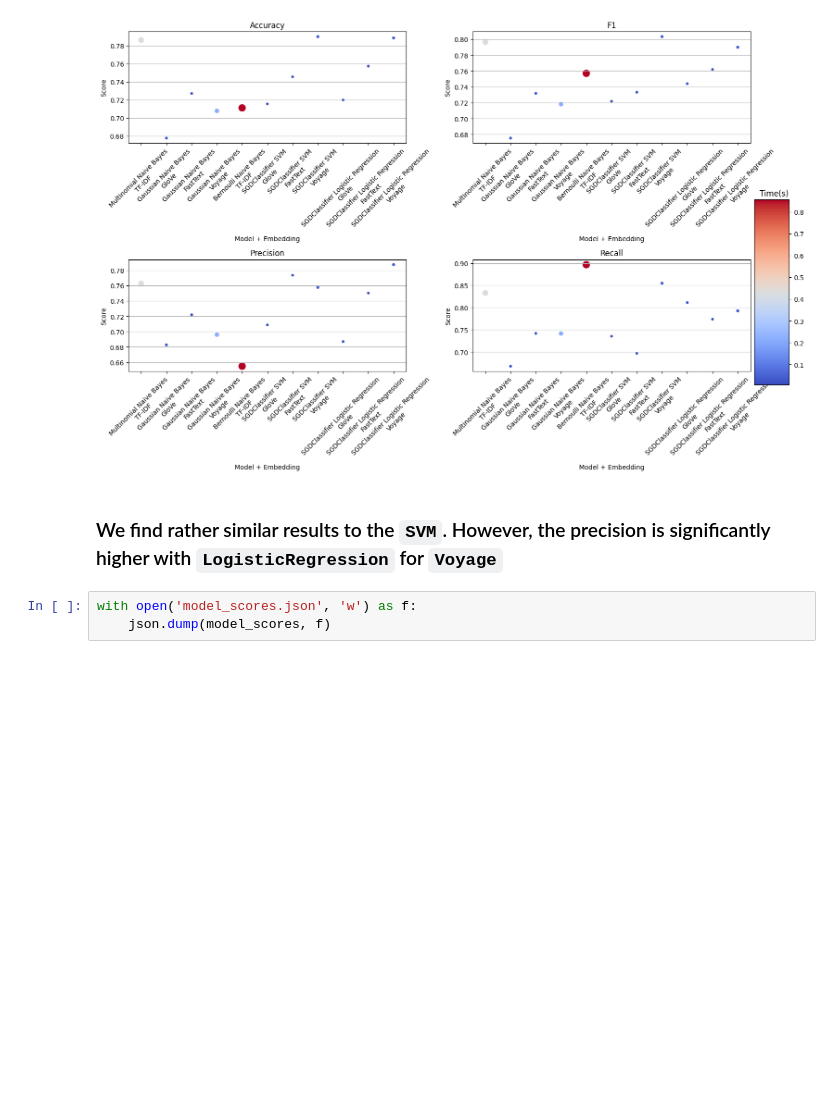
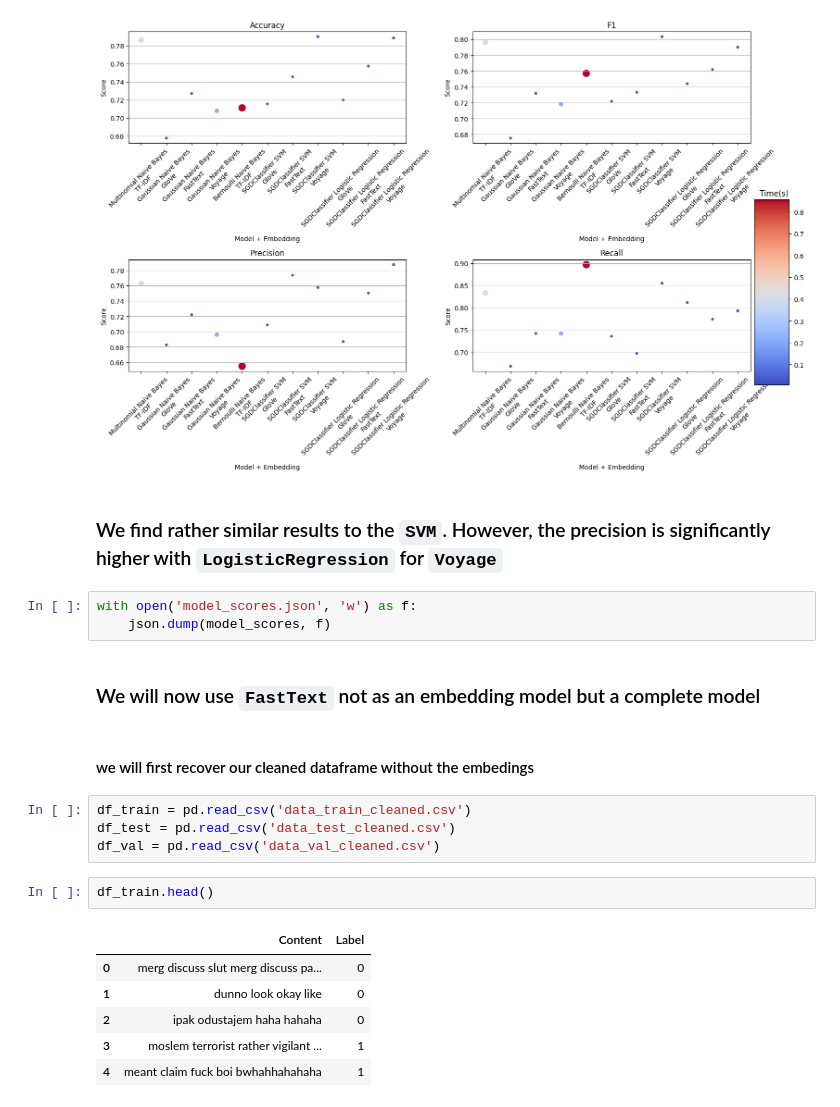
Before and after one commit to ilanaliouchouche/hate-speechs, a Jupyter notebook: hatespeech.ipynb, the cells around one changed output. Drawn from its saved outputs; the diff is of its cells as text; blank space fills up the shorter version.

```diff
--- a/hatespeech.ipynb
+++ b/hatespeech.ipynb
@@ -1043,3 +1043,20 @@ plot_scores(model_scores, 'images/lr_scores.png')
 # %%
 with open('model_scores.json', 'w') as f:
     json.dump(model_scores, f)
+# %% [markdown]
+### We will now use `FastText` not as an embedding model but a complete model
+# %% [markdown]
+#### we will first recover our cleaned dataframe without the embedings
+# %%
+df_train = pd.read_csv('data_train_cleaned.csv')
+df_test = pd.read_csv('data_test_cleaned.csv')
+df_val = pd.read_csv('data_val_cleaned.csv')
+# %%
+df_train.head()
+# %% [output]
+|  | Content | Label |
+| 0 | merg discuss slut merg discuss pa... | 0 |
+| 1 | dunno look okay like | 0 |
+| 2 | ipak odustajem haha hahaha | 0 |
+| 3 | moslem terrorist rather vigilant ... | 1 |
+| 4 | meant claim fuck boi bwhahhahahaha | 1 |
```
Also changed, not shown: parts of 16 cells of this notebook, 2 other files.
